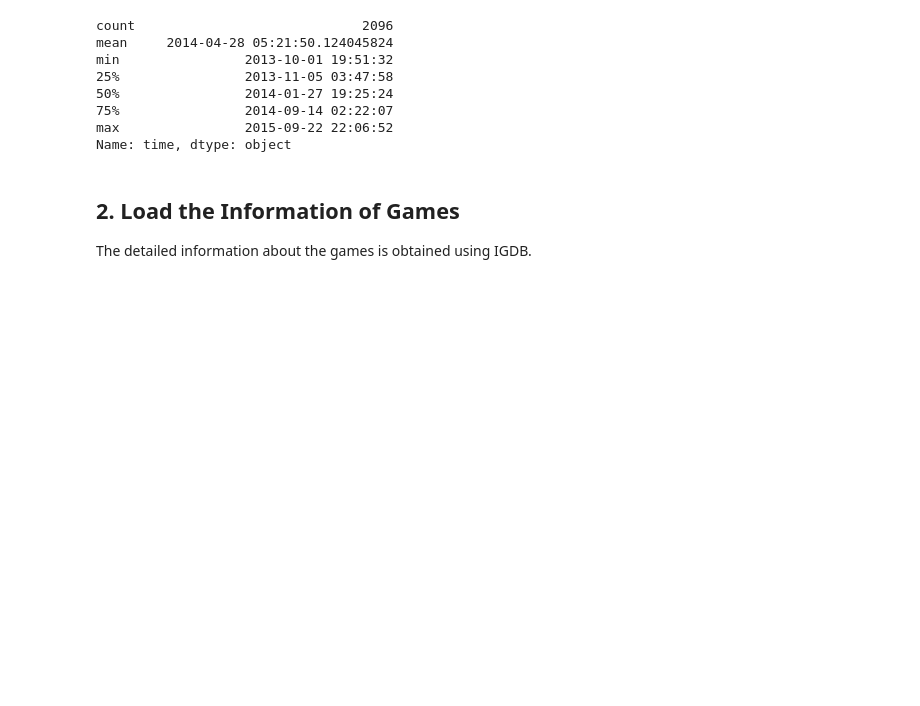
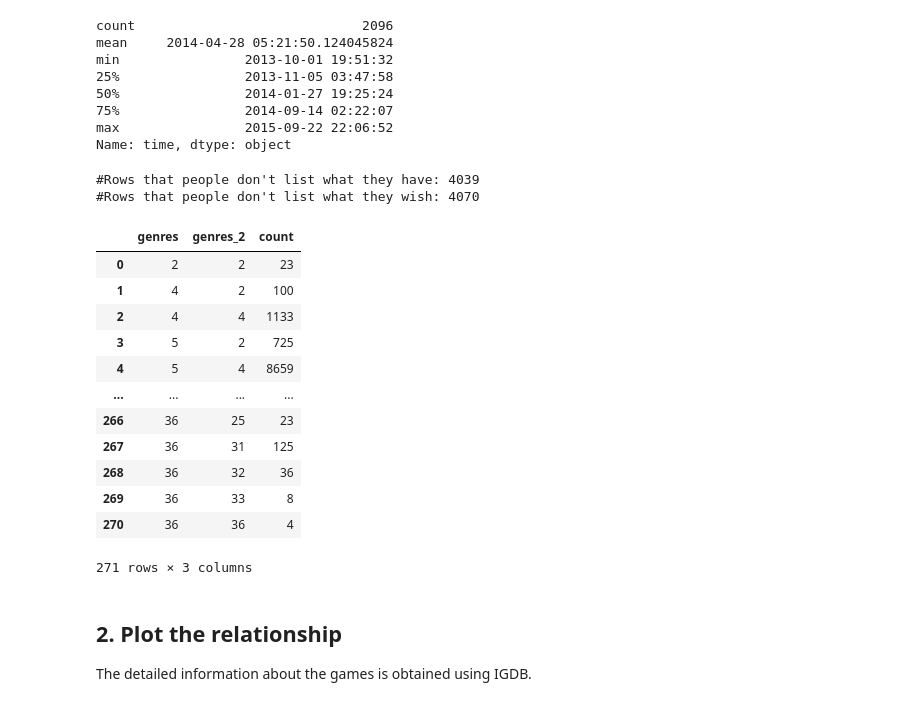
Before and after one commit to Jinyi-Liu/BZAN643-Project, a Jupyter notebook: 03_Exchange_Pattern.ipynb, the cells around one changed output. Cells and saved outputs as stored; diff of their text form; code cells hidden in the pictures; blank space fills up the shorter version.

```diff
--- a/03_Exchange_Pattern.ipynb
+++ b/03_Exchange_Pattern.ipynb
@@ -76,0 +85,6 @@ relationship_explode = relationship_explode.groupby(['genres', 'genres_2']).sum(
+# %%
+print("#Rows that people don't list what they have:", have_wish.loc[have_wish['game1'].isnull()].shape[0])
+print("#Rows that people don't list what they wish:", have_wish.loc[have_wish['game2'].isnull()].shape[0])
+# %% [output]
+#Rows that people don't list what they have: 4039
+#Rows that people don't list what they wish: 4070
@@ -77,3 +95,19 @@ relationship_explode = relationship_explode.groupby(['genres', 'genres_2']).sum(
+# %%
+have_wish_relationship
+# %% [output]
+|  | genres | genres_2 | count |
+| 0 | 2 | 2 | 23 |
+| 1 | 4 | 2 | 100 |
+| 2 | 4 | 4 | 1133 |
+| 3 | 5 | 2 | 725 |
+| 4 | 5 | 4 | 8659 |
+| ... | ... | ... | ... |
+| 266 | 36 | 25 | 23 |
+| 267 | 36 | 31 | 125 |
+| 268 | 36 | 32 | 36 |
+| 269 | 36 | 33 | 8 |
+| 270 | 36 | 36 | 4 |
+271 rows × 3 columns
 # %% [markdown]
-## 2. Load the Information of Games
+## 2. Plot the relationship
 The detailed information about the games is obtained using IGDB.
```
Also changed, not shown: parts of 14 cells of this notebook, 6 other files.
